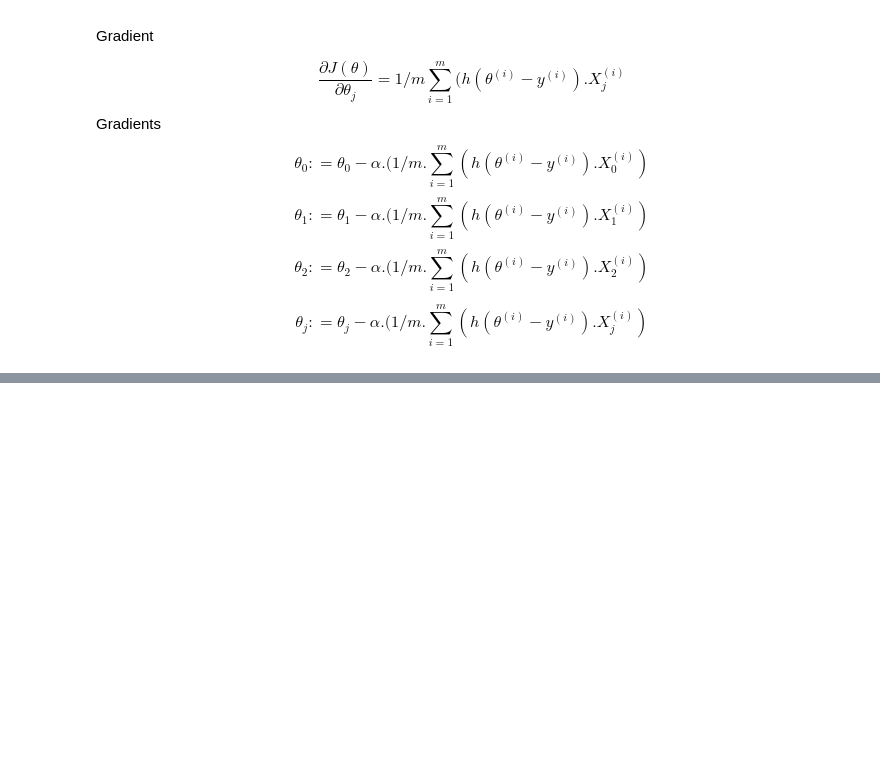
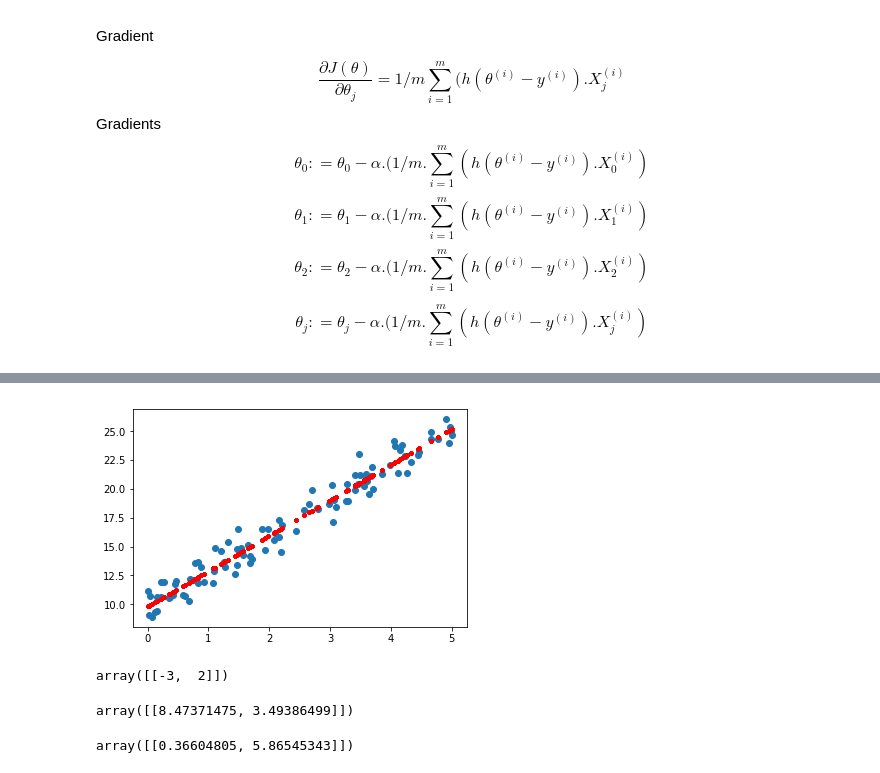
Before and after one commit to slickFix/Python_algos, a Jupyter notebook: ML_ALGO/SLR_vect.ipynb, the cells around one changed output, grey strips where cells are left out. Cells and saved outputs as stored; diff of their text form; code cells hidden in the pictures; blank space fills up the shorter version.

```diff
--- a/ML_ALGO/SLR_vect.ipynb
+++ b/ML_ALGO/SLR_vect.ipynb
@@ -98,0 +99,24 @@ plt.plot(range(10000),cost_history)
+# %%
+def gradientDescentVisualization(x_gd,y,theta,learning_rate=0.001,iterations=1000):
+    cost_history = np.zeros(iterations)
+    theta_history = np.zeros((iterations,2))
+
+    precision =0.001
+
+    plt.scatter(x_gd[:,1],y)
+
+    for it in range(iterations):
+
+        y_hat = np.dot(x_gd,theta.T)
+
+        plt.plot(x_gd[:,1],y_hat,'r.')
+
+        theta = theta-((1/len(y))*(learning_rate)*(np.dot(x_gd.T,(y_hat-y)))).T
+
+        cost_history[it] = compute_error(x_gd,y,theta)
+
+    return  theta,cost_history
+# %%
+gradientDescentVisualization(x_gd,y,theta,learning_rate=0.0001,iterations = 1000)
+# %% [output]
+[figure, added]
@@ -98,0 +146,8 @@ plt.plot(range(10000),cost_history)
+# %%
+theta
+# %% [output]
+array([[-3,  2]])
+# %%
+theta_gd
+# %% [output]
+array([[8.47371475, 3.49386499]])
@@ -98,0 +157,4 @@ plt.plot(range(10000),cost_history)
+# %%
+theta_sgd
+# %% [output]
+array([[0.36604805, 5.86545343]])
```
Also changed, not shown: parts of 9 cells of this notebook.
